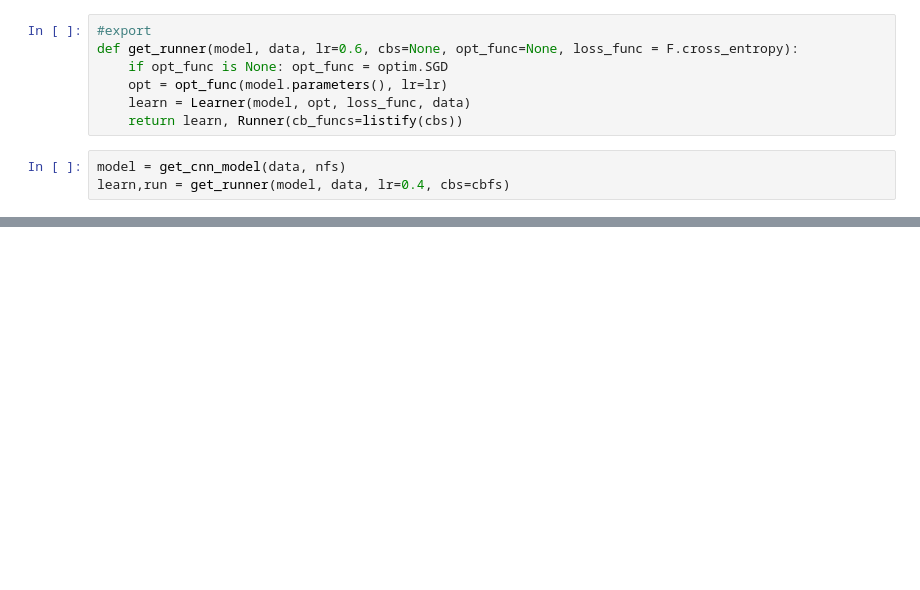
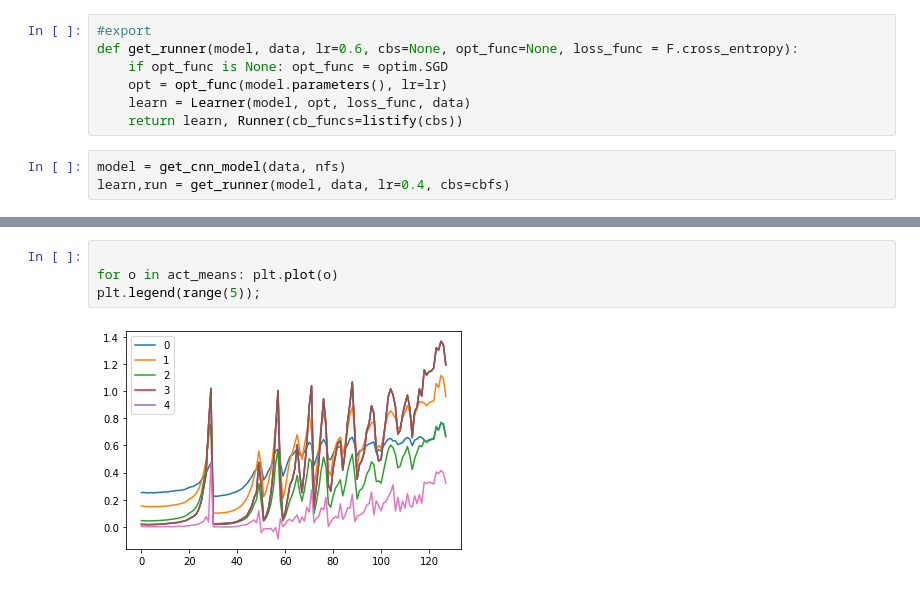
Before and after one commit to jkuzmanovik/fastdeep, a Jupyter notebook: 06_cuda_cnn_hooks_init.ipynb, the cells around one changed output, grey strips where cells are left out. Cells and saved outputs as stored; diff of their text form; blank space fills up the shorter version.

```diff
--- a/06_cuda_cnn_hooks_init.ipynb
+++ b/06_cuda_cnn_hooks_init.ipynb
@@ -172,0 +230,6 @@ valid: [0.14968392333984376, tensor(0.9536, device='cuda:0')]
+# %%
+
+for o in act_means: plt.plot(o)
+plt.legend(range(5));
+# %% [output]
+[figure, added]
```
Also changed, not shown: parts of 31 cells of this notebook.
